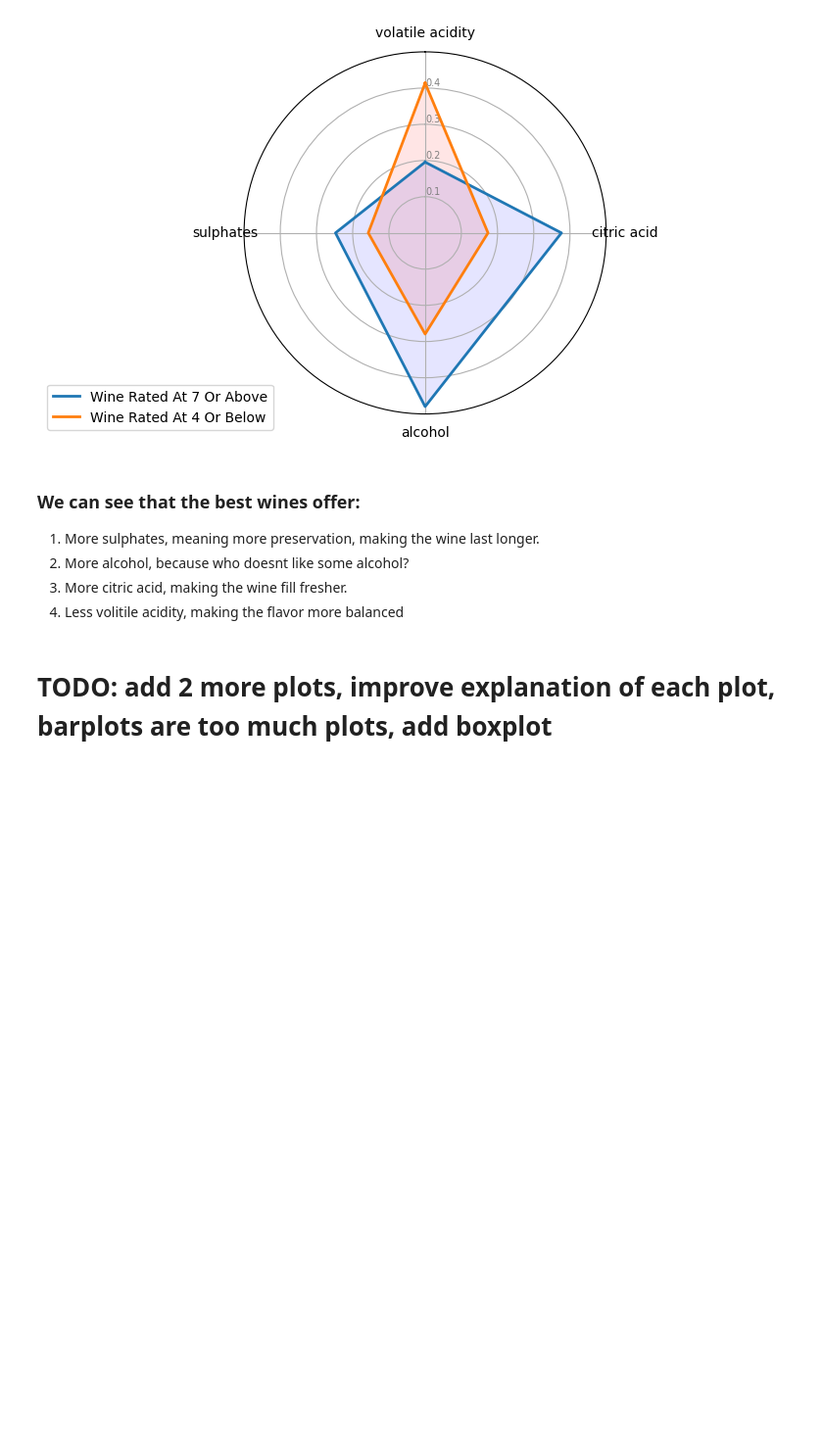
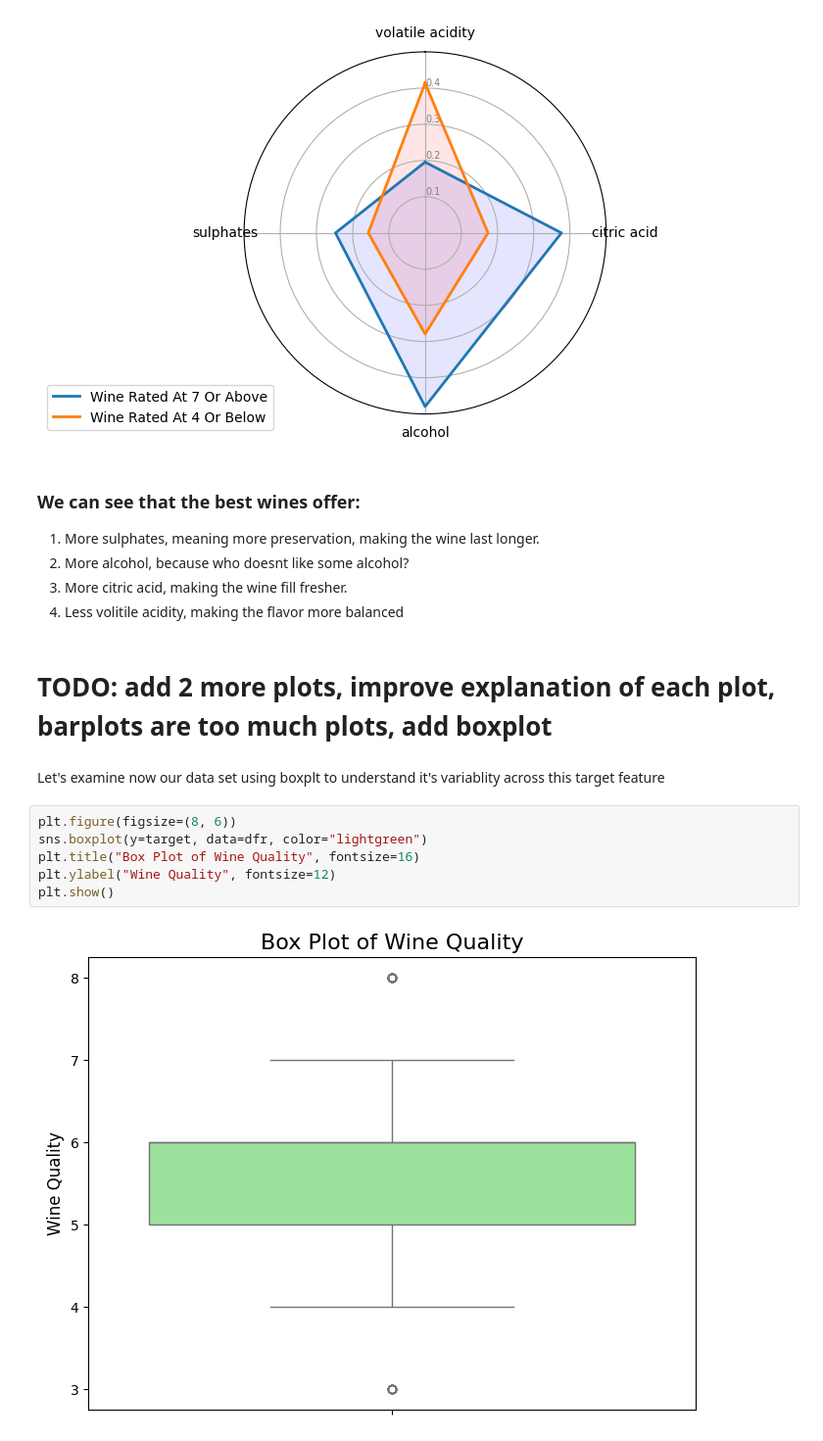
Before and after one commit to airbagdeer/tabular-ds-project, a Jupyter notebook: EX1.ipynb, the cells around one changed output. Shown at 98% size. Cells and saved outputs as stored; diff of their text form; blank space fills up the shorter version.

Commit message:
Added Box Plot

```diff
--- a/EX1.ipynb
+++ b/EX1.ipynb
@@ -175,3 +192,13 @@ plt.show()
 4. Less volitile acidity, making the flavor more balanced
 # %% [markdown]
 # TODO: add 2 more plots, improve explanation of each plot, barplots are too much plots, add boxplot
+# %% [markdown]
+Let's examine now our data set using boxplt to understand it's variablity across this target feature
+# %%
+plt.figure(figsize=(8, 6))
+sns.boxplot(y=target, data=dfr, color="lightgreen")
+plt.title("Box Plot of Wine Quality", fontsize=16)
+plt.ylabel("Wine Quality", fontsize=12)
+plt.show()
+# %% [output]
+[figure, added]
```
Also changed, not shown: parts of 3 cells of this notebook.
